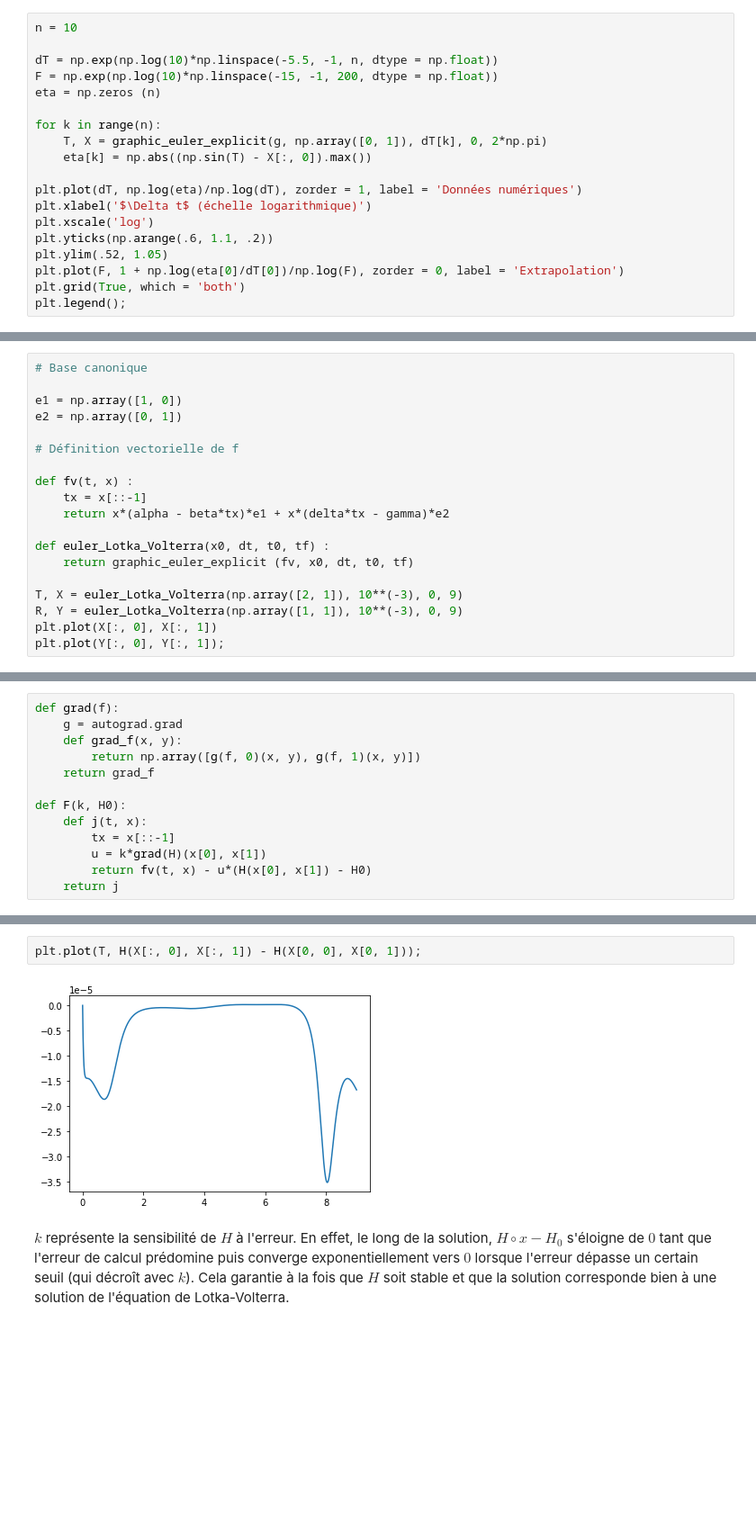
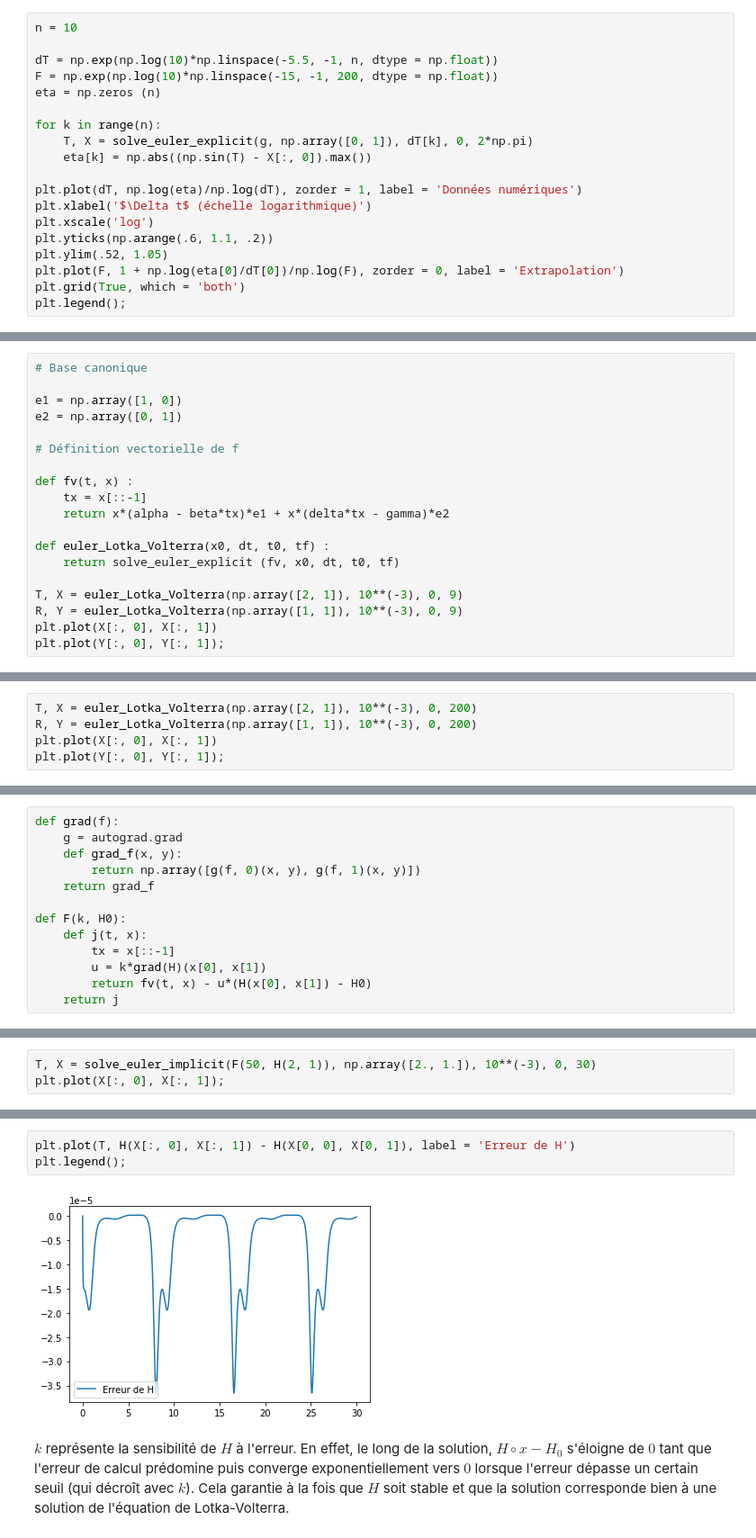
Before and after one commit to 20castro/Projet-equa-diff, a Jupyter notebook: Projet.ipynb, the cells around one changed output, grey strips where cells are left out. Shown: that part at 90% size. Saved outputs shown, nothing was run; the diff lists cells and outputs as text; blank space fills up the shorter version.

```diff
--- a/Projet.ipynb
+++ b/Projet.ipynb
@@ -204,7 +201,7 @@ F = np.exp(np.log(10)*np.linspace(-15, -1, 200, dtype = np.float))
 eta = np.zeros (n)
 
 for k in range(n):
-    T, X = graphic_euler_explicit(g, np.array([0, 1]), dT[k], 0, 2*np.pi)
+    T, X = solve_euler_explicit(g, np.array([0, 1]), dT[k], 0, 2*np.pi)
     eta[k] = np.abs((np.sin(T) - X[:, 0]).max())
 
 plt.plot(dT, np.log(eta)/np.log(dT), zorder = 1, label = 'Données numériques')
@@ -236,7 +233,7 @@ def fv(t, x) :
     return x*(alpha - beta*tx)*e1 + x*(delta*tx - gamma)*e2
 
 def euler_Lotka_Volterra(x0, dt, t0, tf) :
-    return graphic_euler_explicit (fv, x0, dt, t0, tf)
+    return solve_euler_explicit (fv, x0, dt, t0, tf)
 
 T, X = euler_Lotka_Volterra(np.array([2, 1]), 10**(-3), 0, 9)
 R, Y = euler_Lotka_Volterra(np.array([1, 1]), 10**(-3), 0, 9)
@@ -248,0 +246,5 @@ plt.plot(Y[:, 0], Y[:, 1]);
+# %%
+T, X = euler_Lotka_Volterra(np.array([2, 1]), 10**(-3), 0, 200)
+R, Y = euler_Lotka_Volterra(np.array([1, 1]), 10**(-3), 0, 200)
+plt.plot(X[:, 0], X[:, 1])
+plt.plot(Y[:, 0], Y[:, 1]);
@@ -459,0 +483,3 @@ plt.plot(X[:, 0], X[:, 1]);
+# %%
+T, X = solve_euler_implicit(F(50, H(2, 1)), np.array([2., 1.]), 10**(-3), 0, 30)
+plt.plot(X[:, 0], X[:, 1]);
@@ -460,6 +488,7 @@ plt.plot(X[:, 0], X[:, 1]);
 # %%
-plt.plot(T, H(X[:, 0], X[:, 1]) - H(X[0, 0], X[0, 1]));
+plt.plot(T, H(X[:, 0], X[:, 1]) - H(X[0, 0], X[0, 1]), label = 'Erreur de H')
+plt.legend();
 # %% [output]
-[figure, old version]
+[figure, new version]
 # %% [markdown]
 $k$ représente la sensibilité de $H$ à l'erreur. En effet, le long de la solution, $H \circ x - H_0$ s'éloigne de $0$ tant que l'erreur de calcul prédomine puis converge exponentiellement vers $0$ lorsque l'erreur dépasse un certain seuil (qui décroît avec $k$). Cela garantie à la fois que $H$ soit stable et que la solution corresponde bien à une solution de l'équation de Lotka-Volterra.
```
Also changed, not shown: parts of 37 cells of this notebook.
